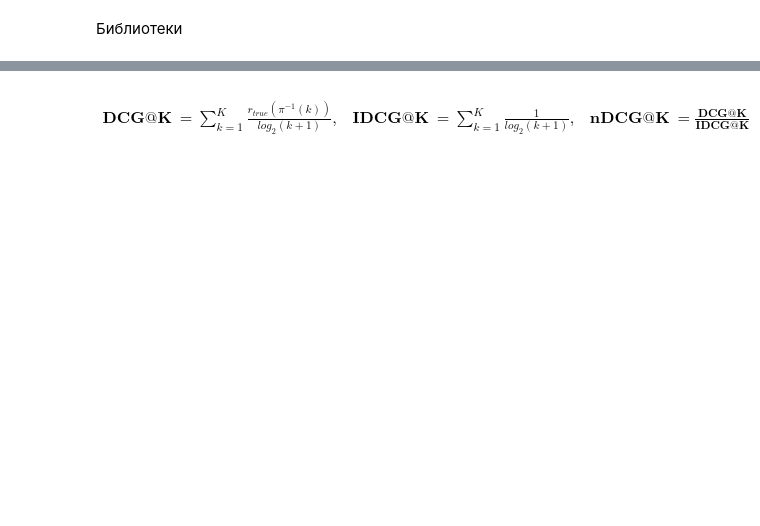
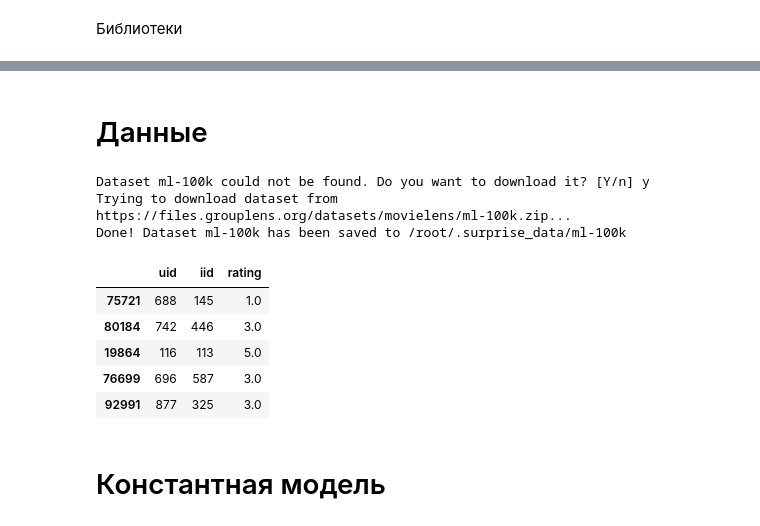
Before and after one commit to AlexeyTri/MLSeminars, a Jupyter notebook: seminar22/Рекомендательные_системы.ipynb, the cells around one changed output, grey strips where cells are left out. Cells and saved outputs as stored; diff of their text form; code cells hidden in the pictures; blank space fills up the shorter version.

```diff
--- a/seminar22/Рекомендательные_системы.ipynb
+++ b/seminar22/Рекомендательные_системы.ipynb
@@ -115,4 +54,0 @@ model = train.train_model(train_request)
-# %% [markdown]
-\begin{align}
-        \mathbf{DCG@K} &= \sum_{k=1}^K \frac{r_{true}(π^{-1}(k))}{log_2(k+1)}, &  \mathbf{IDCG@K}&= \sum_{k=1}^K \frac{1}{log_2(k+1)}, & \mathbf{nDCG@K} &= \frac{\mathbf{DCG@K}}{\mathbf{IDCG@K}}
-    \end{align}
@@ -120,0 +55,19 @@ test.evaluate(model, 'NDCG@5')
+# %% [markdown]
+# Данные
+# %%
+data = Dataset.load_builtin('ml-100k')
+trainset = data.build_full_trainset()
+dataframe = pd.DataFrame(
+    trainset.all_ratings(),
+    columns=['uid', 'iid', 'rating'])
+dataframe.sample(5, random_state=42)
+# %% [output]
+Dataset ml-100k could not be found. Do you want to download it? [Y/n] y
+Trying to download dataset from https://files.grouplens.org/datasets/movielens/ml-100k.zip...
+Done! Dataset ml-100k has been saved to /root/.surprise_data/ml-100k
+|  | uid | iid | rating |
+| 75721 | 688 | 145 | 1.0 |
+| 80184 | 742 | 446 | 3.0 |
+| 19864 | 116 | 113 | 5.0 |
+| 76699 | 696 | 587 | 3.0 |
+| 92991 | 877 | 325 | 3.0 |
@@ -120,0 +111,2 @@ test.evaluate(model, 'NDCG@5')
+# %% [markdown]
+# Константная модель
```
Also changed, not shown: parts of 56 cells of this notebook.
